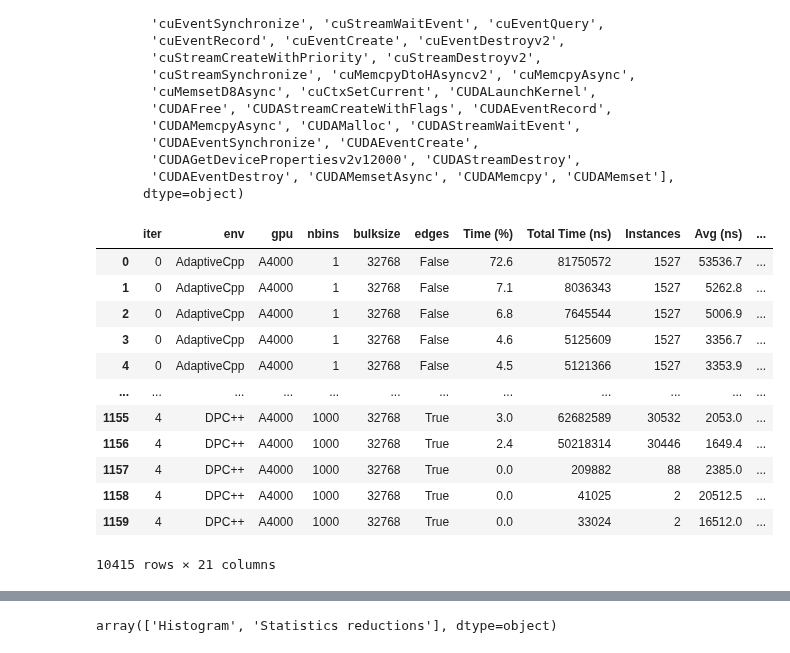
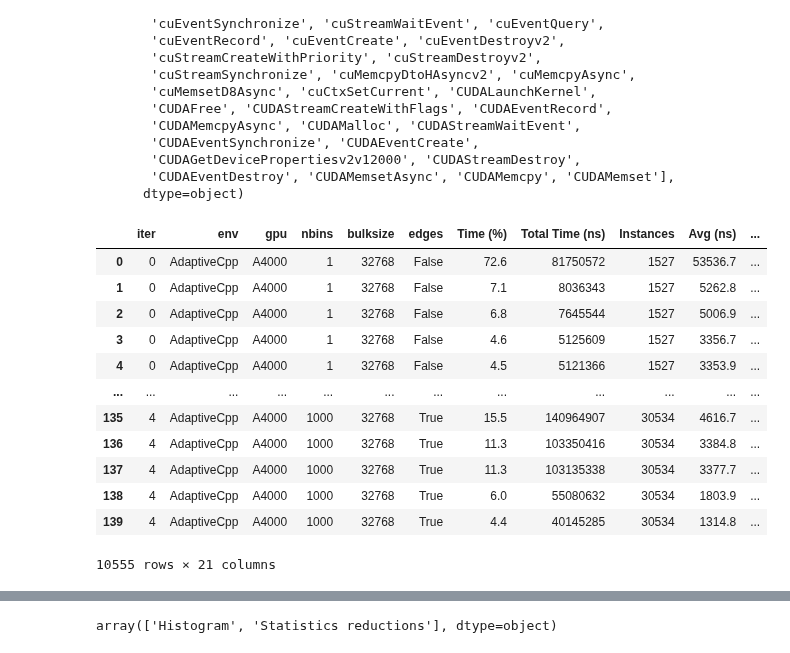
Before and after one commit to jolly-chen/msc-project, a Jupyter notebook: gpu-synchronous/sycl_paper.ipynb, the cells around one changed output, grey strips where cells are left out. Drawn from its saved outputs; the diff is of its cells as text; code cells hidden in the pictures.

```diff
--- a/gpu-synchronous/sycl_paper.ipynb
+++ b/gpu-synchronous/sycl_paper.ipynb
@@ -33,6 +35,18 @@ def map_env(e):
     elif e == "AdaptiveCpp":
         return "ACPP"
     return e
+
+def add_file(df, file, new_cols):
+    new_df = pd.read_csv(file)
+    new_df["nvals"] =  new_df["input"].apply(lambda s: np.float64(s.split("_")[-1].split(".")[0]))
+    new_df["distribution"] =  new_df["input"].apply(lambda s: s.split("_")[1])
+    convert_to_type(new_df, "edges", np.bool_)
+    if "ttotal" in new_df:
+        convert_to_type(new_df, "ttotal", np.float64)
+    for k,v in new_cols.items():
+        new_df[k] = v
+    df = pd.concat([df, new_df])
+    return df
 # %%
 def convert_to_type(df, col, type):
     df[col] =  df[col].apply(lambda s: type(s))
@@ -250,59 +316,56 @@ array(['cudaLaunchKernel', 'cudaStreamCreateWithFlags', 'cudaMemcpyAsync',
       dtype=object)
 # %%
 kernels_buf = pd.read_csv("das6-gpu/nsys-20231211-155923/kernel")
-kernels_buf["Time"] = kernels_buf["Total Time (ns)"].div(1e9)
 kernels_buf["nvals"] =  kernels_buf["input"].apply(lambda s: np.float64(s.split("_")[-1].split(".")[0]))
 kernels_buf["distribution"] =  kernels_buf["input"].apply(lambda s: s.split("_")[1])
 convert_to_type(kernels_buf, "edges", np.bool_)
 kernels_buf["type"] = "Buffers"
 kernels_buf["cc"] = 86
 kernels_buf["reduction"] = 8
 
-kernels_usm = pd.read_csv("das6-gpu/nsys-20231206-174647/kernel")
-kernels_usm["Time"] = kernels_usm["Total Time (ns)"].div(1e9)
-kernels_usm["nvals"] =  kernels_usm["input"].apply(lambda s: np.float64(s.split("_")[-1].split(".")[0]))
-kernels_usm["distribution"] =  kernels_usm["input"].apply(lambda s: s.split("_")[1])
-convert_to_type(kernels_usm, "edges", np.bool_)
-kernels_usm["type"] = "USM"
-kernels_usm["cc"] = 86
-kernels_usm["reduction"] = 8
 
-kernels_sm75 = pd.read_csv("das6-gpu/nsys-20231127-085724/kernel")
-kernels_sm75["Time"] = kernels_sm75["Total Time (ns)"].div(1e9)
-kernels_sm75["nvals"] =  kernels_sm75["input"].apply(lambda s: np.float64(s.split("_")[-1].split(".")[0]))
-kernels_sm75["distribution"] =  kernels_sm75["input"].apply(lambda s: s.split("_")[1])
-convert_to_type(kernels_sm75, "edges", np.bool_)
-kernels_sm75["type"] = "USM"
-kernels_sm75["cc"] = 75
-kernels_sm75["reduction"] = 8
+kernels = add_file(kernels_buf, "das6-gpu/nsys-20231206-174647/kernel",
+              {
+                  "type" : "USM",
+                  "cc" : 86,
+                  "reduction" : 8
+              })
+kernels = add_file(kernels, "das6-gpu/nsys-20231127-085724/kernel",
+              {
+                  "type" : "USM",
+                  "cc" : 75,
+                  "reduction" : 8
+              })
+kernels = add_file(kernels, "das6-gpu/nsys-reduction_range/kernel",
+              {
+                  "type" : "USM",
+                  "cc" : 86
+              })
+kernels = add_file(kernels, "das6-gpu/nsys-usm_sm75/kernel",
+              {
+                  "type" : "USM",
+                  "cc" : 75,
+              })
 
-kernels_red = pd.read_csv("das6-gpu/nsys-reduction_range//kernel")
-kernels_red["Time"] = kernels_red["Total Time (ns)"].div(1e9)
-kernels_red["nvals"] =  kernels_red["input"].apply(lambda s: np.float64(s.split("_")[-1].split(".")[0]))
-kernels_red["distribution"] =  kernels_red["input"].apply(lambda s: s.split("_")[1])
-convert_to_type(kernels_red, "edges", np.bool_)
-kernels_red["type"] = "USM"
-kernels_red["cc"] = 86
-
-kernels = pd.concat([kernels_buf, kernels_usm, kernels_sm75, kernels_red])
 kernels["Name"] = kernels["Name"].apply(filter_name)
+kernels["Time"] = kernels["Total Time (ns)"].div(1e9)
 del kernels["input"]
 kernels_unfiltered = kernels.copy()
 kernels
 # %% [output]
 |  | iter | env | gpu | nbins | bulksize | edges | Time (%) | Total Time (ns) | Instances | Avg (ns) | ... |
 | 0 | 0 | AdaptiveCpp | A4000 | 1 | 32768 | False | 72.6 | 81750572 | 1527 | 53536.7 | ... |
 | 1 | 0 | AdaptiveCpp | A4000 | 1 | 32768 | False | 7.1 | 8036343 | 1527 | 5262.8 | ... |
 | 2 | 0 | AdaptiveCpp | A4000 | 1 | 32768 | False | 6.8 | 7645544 | 1527 | 5006.9 | ... |
 | 3 | 0 | AdaptiveCpp | A4000 | 1 | 32768 | False | 4.6 | 5125609 | 1527 | 3356.7 | ... |
 | 4 | 0 | AdaptiveCpp | A4000 | 1 | 32768 | False | 4.5 | 5121366 | 1527 | 3353.9 | ... |
 | ... | ... | ... | ... | ... | ... | ... | ... | ... | ... | ... | ... |
-| 1155 | 4 | DPC++ | A4000 | 1000 | 32768 | True | 3.0 | 62682589 | 30532 | 2053.0 | ... |
-| 1156 | 4 | DPC++ | A4000 | 1000 | 32768 | True | 2.4 | 50218314 | 30446 | 1649.4 | ... |
-| 1157 | 4 | DPC++ | A4000 | 1000 | 32768 | True | 0.0 | 209882 | 88 | 2385.0 | ... |
-| 1158 | 4 | DPC++ | A4000 | 1000 | 32768 | True | 0.0 | 41025 | 2 | 20512.5 | ... |
-| 1159 | 4 | DPC++ | A4000 | 1000 | 32768 | True | 0.0 | 33024 | 2 | 16512.0 | ... |
+| 135 | 4 | AdaptiveCpp | A4000 | 1000 | 32768 | True | 15.5 | 140964907 | 30534 | 4616.7 | ... |
+| 136 | 4 | AdaptiveCpp | A4000 | 1000 | 32768 | True | 11.3 | 103350416 | 30534 | 3384.8 | ... |
+| 137 | 4 | AdaptiveCpp | A4000 | 1000 | 32768 | True | 11.3 | 103135338 | 30534 | 3377.7 | ... |
+| 138 | 4 | AdaptiveCpp | A4000 | 1000 | 32768 | True | 6.0 | 55080632 | 30534 | 1803.9 | ... |
+| 139 | 4 | AdaptiveCpp | A4000 | 1000 | 32768 | True | 4.4 | 40145285 | 30534 | 1314.8 | ... |
-10415 rows × 21 columns
+10555 rows × 21 columns
 # %%
 gp_kernels = kernels.groupby([*groupby_list, "Name"])
 gp_kernels.mean()
```
Also changed, not shown: parts of 20 cells of this notebook.
